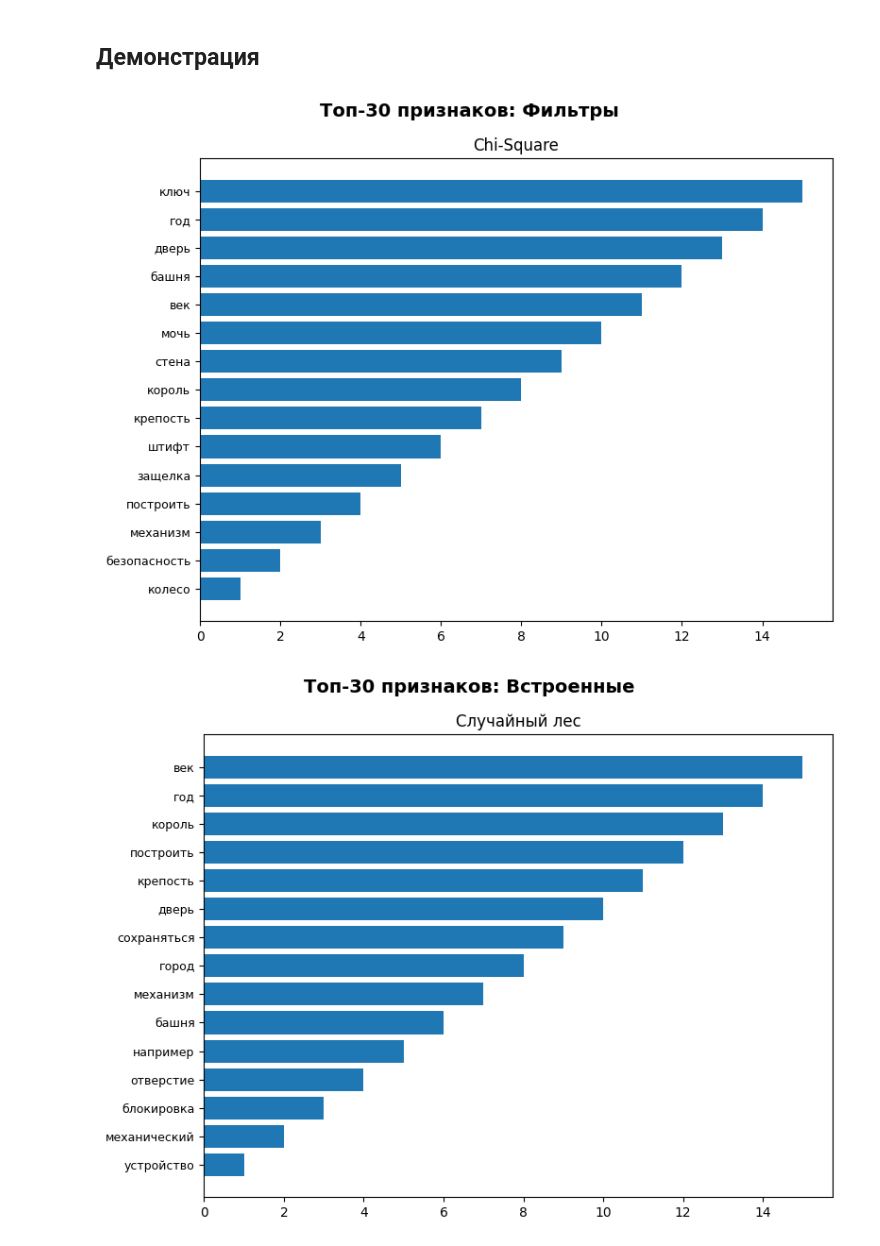
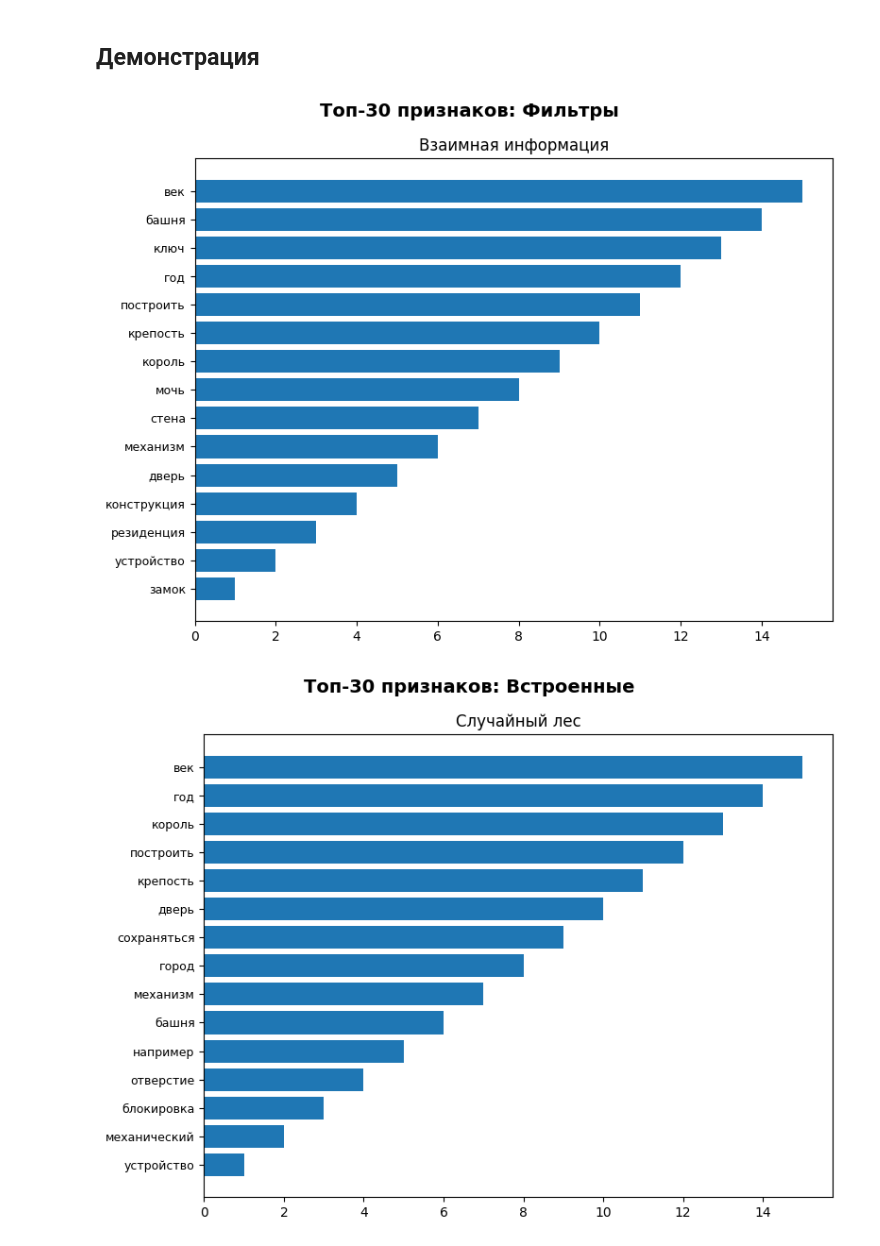
Before and after one commit to mike-pech/masters-theory, a Jupyter notebook: ML/Practice/unsup.ipynb, the cells around one changed output. Saved outputs shown, nothing was run; the diff lists cells and outputs as text; code cells hidden in the pictures.

```diff
--- a/ML/Practice/unsup.ipynb
+++ b/ML/Practice/unsup.ipynb
@@ -143 +193,9 @@ results['Обёртки'].update({'RFE': {
+# %%
+selected_indices, selected_scores = chi2_manual(X, Y)
+chi_indices = selected_indices
+results['Встроенные'].update({'chi2': {
+    'indices': chi_indices,
+    'features': features[selected_indices],
+    'scores': selected_scores
+}})
 # %% [markdown]
@@ -303,7 +361,7 @@ if len(selected_indices) > 0:
     top_idx = sorted_idx[:min(K_FEAT, len(sorted_idx))]
 else:
     # Берем топ по важности
-    top_idx = np.argsort(importance)[::-1][:K_FEAT]
+    top_idx = np.argsort(importance)[::-1]
 # %% [output]
 Итерация    0: Loss = 0.6931, Ненулевых весов = 19/8605
 Итерация  100: Loss = 3.8524, Ненулевых весов = 42/8605
@@ -324,7 +382,7 @@ else:
 Обучение завершено. Ненулевых признаков: 4
 # %%
 features_array = np.array(features)
-top_features = features_array[top_idx].tolist()
+top_features = features_array.tolist()
 
 results['Встроенные']['Lasso'] = {
     'features': top_features,
@@ -336,0 +466,9 @@ IndexError: index 2381 is out of bounds for axis 0 with size 30
+# %%
+clf = LogisticRegression(random_state=42, max_iter=100)
+selected_indices, scores_history = recursive_feature_elimination_simple(X, Y, estimator, K_FEAT, step=0.1, cv=3)
+
+results['Обёртки'].update({'RFE': {
+    'features': features[selected_indices],
+    'indices': selected_indices,
+    'scores': scores_history,
+}})
@@ -351,33 +507,33 @@ def plot_top_features(method_results_dict, method_name):
 
     fig.suptitle(f'Топ-30 признаков: {method_name}', fontsize=14, fontweight='bold')
 
     for idx, (submethod, features) in enumerate(method_results_dict.items()):
         # Для простоты покажем только первые 15 признаков из 30
         top_15 = features[:15]
         axes[idx].barh(range(len(top_15)), range(len(top_15), 0, -1))
         axes[idx].set_yticks(range(len(top_15)))
         axes[idx].set_yticklabels(top_15, fontsize=9)
         axes[idx].set_title(submethod)
         axes[idx].invert_yaxis()
 
     plt.tight_layout()
     plt.show()
 
 feature_results = {
     'Фильтры': {
-        'Chi-Square': results['Фильтрующие']['chi2']['features']
+        'Взаимная информация': results['Фильтрующие']['mutual_info']['features']
     },
     'Встроенные': {
         'Случайный лес': results['Встроенные']['random_forest']['features']
     },
     'Обёртки': {
         'RFE': results['Обёртки']['RFE']['features']
     },
 }
 
 # Визуализируем для каждого типа методов
 for method_type, submethods in feature_results.items():
     plot_top_features(submethods, method_type)
 # %% [output]
-[figure, old version]
+[figure, new version]
 [figure]
```
Also changed, not shown: parts of 33 cells of this notebook, 1 other file.
